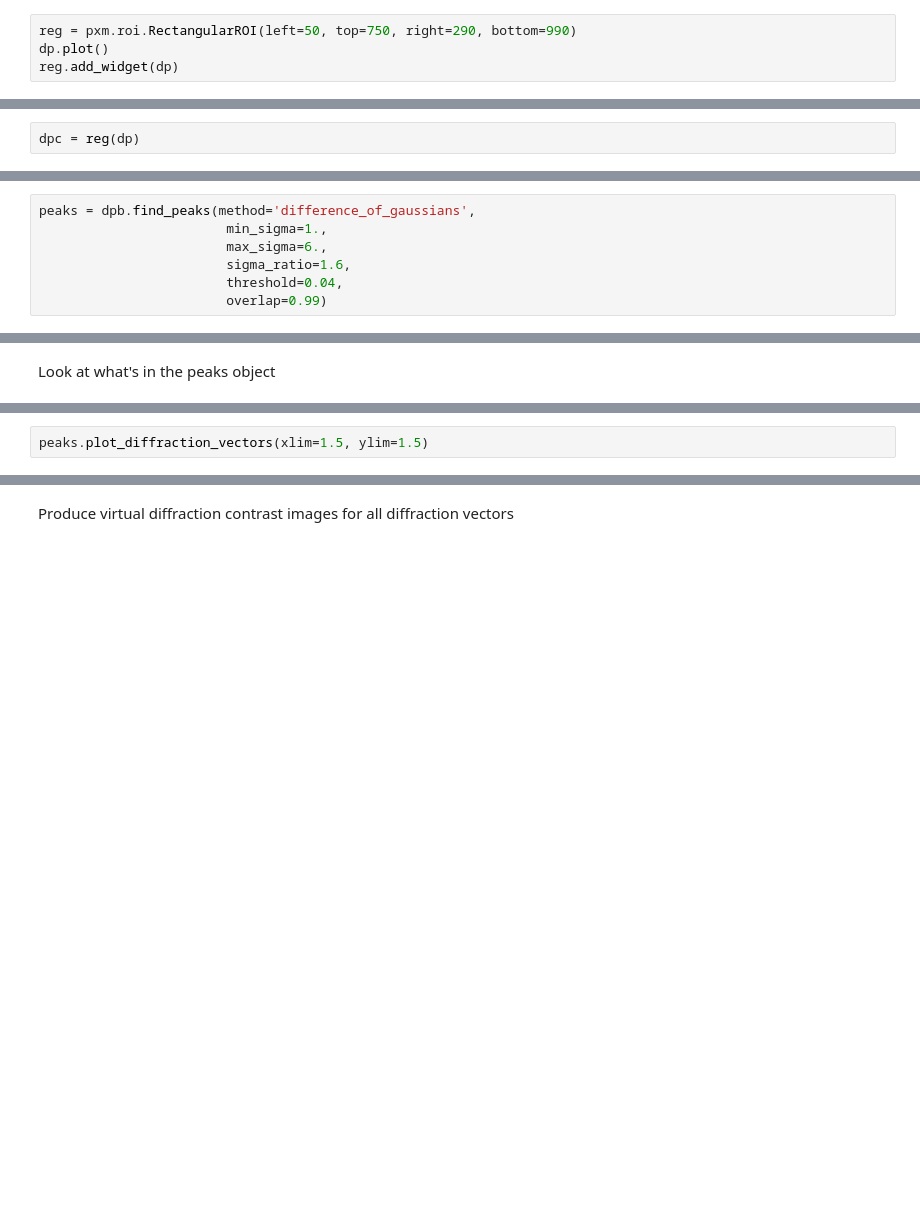
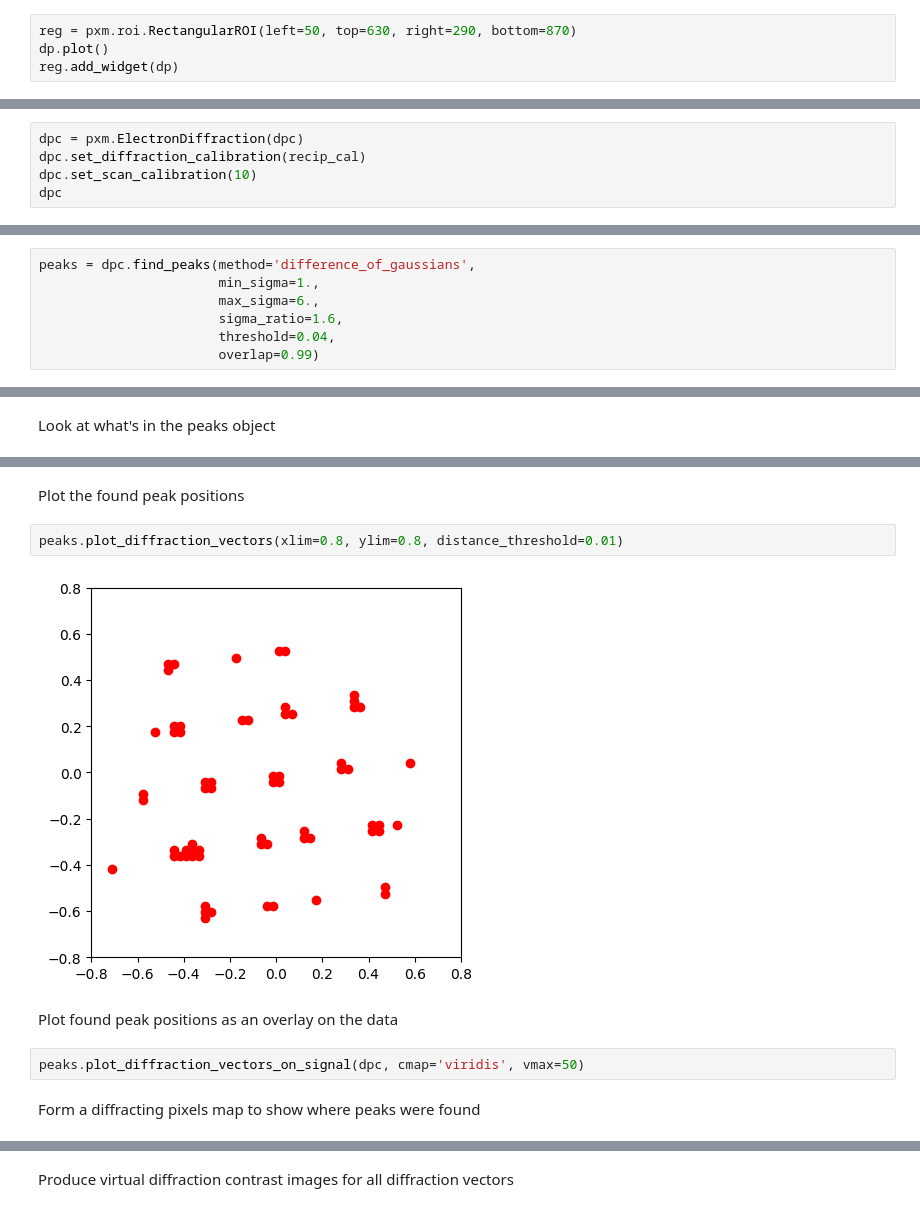
Before and after one commit to pyxem/pyxem-demos, a Jupyter notebook: SED Analysis Workflow - GaAs Nanowire.ipynb, the cells around one changed output, grey strips where cells are left out. Saved outputs shown, nothing was run; the diff lists cells and outputs as text; blank space fills up the shorter version.

```diff
--- a/SED Analysis Workflow - GaAs Nanowire.ipynb
+++ b/SED Analysis Workflow - GaAs Nanowire.ipynb
@@ -137,6 +211,6 @@ vdf.save('vdfeg.tif')
 # %% [markdown]
 Plot the data with an adjustable marker indicating where to crop the scan region
 # %%
-reg = pxm.roi.RectangularROI(left=50, top=750, right=290, bottom=990)
+reg = pxm.roi.RectangularROI(left=50, top=630, right=290, bottom=870)
 dp.plot()
 reg.add_widget(dp)
@@ -171,0 +268,5 @@ dpc.plot_decomposition_results()
+# %%
+dpc = pxm.ElectronDiffraction(dpc)
+dpc.set_diffraction_calibration(recip_cal)
+dpc.set_scan_calibration(10)
+dpc
@@ -174,2 +278,0 @@ dpc.plot_decomposition_results()
-# %%
-dpc = reg(dp)
@@ -193,9 +305,9 @@ dpb.find_peaks_interactive()
 # %% [markdown]
 Perform peak finding on all diffraction patterns in data
 # %%
-peaks = dpb.find_peaks(method='difference_of_gaussians',
-                        min_sigma=1.,
-                        max_sigma=6.,
-                        sigma_ratio=1.6,
-                        threshold=0.04,
-                        overlap=0.99)
+peaks = dpc.find_peaks(method='difference_of_gaussians',
+                       min_sigma=1.,
+                       max_sigma=6.,
+                       sigma_ratio=1.6,
+                       threshold=0.04,
+                       overlap=0.99)
@@ -210,2 +346,12 @@ peaks.data
-# %%
-peaks.plot_diffraction_vectors(xlim=1.5, ylim=1.5)
+# %% [markdown]
+Plot the found peak positions
+# %%
+peaks.plot_diffraction_vectors(xlim=0.8, ylim=0.8, distance_threshold=0.01)
+# %% [output]
+[figure, added]
+# %% [markdown]
+Plot found peak positions as an overlay on the data
+# %%
+peaks.plot_diffraction_vectors_on_signal(dpc, cmap='viridis', vmax=50)
+# %% [markdown]
+Form a diffracting pixels map to show where peaks were found
```
Also changed, not shown: parts of 108 cells of this notebook.
